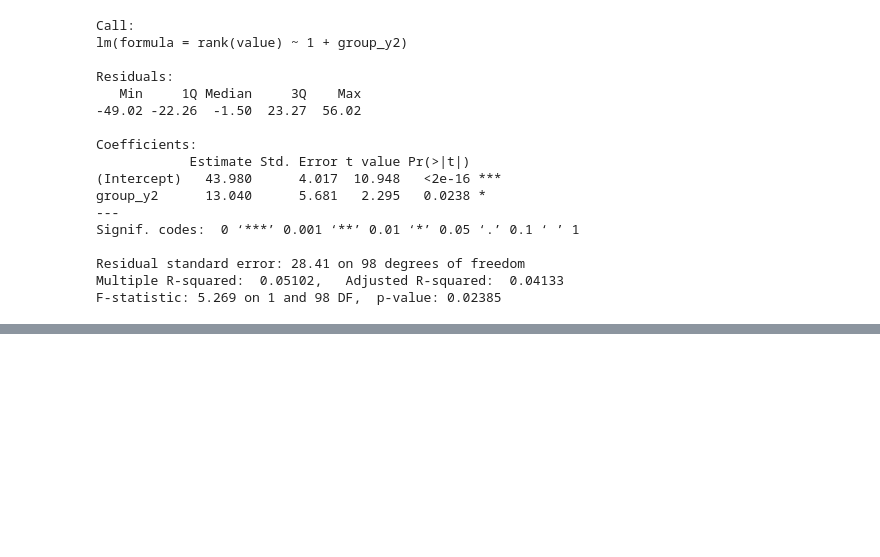
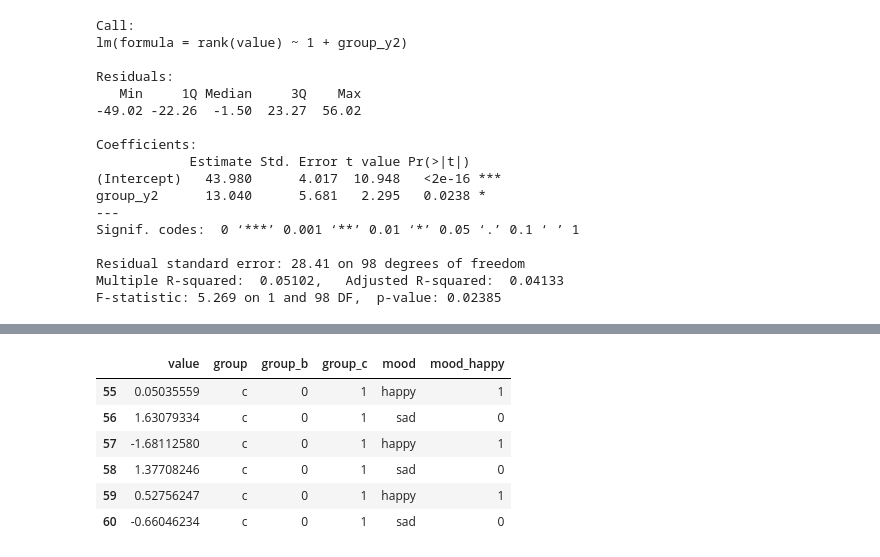
Before and after one commit to JacThe/Scott_examples, a Jupyter notebook: notebook_r.ipynb, the cells around one changed output, grey strips where cells are left out. Saved outputs shown, nothing was run; the diff lists cells and outputs as text; code cells hidden in the pictures; blank space fills up the shorter version.

```diff
--- a/notebook_r.ipynb
+++ b/notebook_r.ipynb
@@ -681,0 +875,16 @@ This is identical to the (Student’s) independent t-test above except that Stud
+# %%
+# Crossing factor
+D$mood = c('happy', 'sad')
+
+# Dummy coding
+D$mood_happy = ifelse(D$mood == 'happy', 1, 0)  # 1 if mood==happy. 0 otherwise.
+
+tail(D)
+# %% [output]
+|  | value | group | group_b | group_c | mood | mood_happy |
+| 55 | 0.05035559 | c | 0 | 1 | happy | 1 |
+| 56 | 1.63079334 | c | 0 | 1 | sad | 0 |
+| 57 | -1.68112580 | c | 0 | 1 | happy | 1 |
+| 58 | 1.37708246 | c | 0 | 1 | sad | 0 |
+| 59 | 0.52756247 | c | 0 | 1 | happy | 1 |
+| 60 | -0.66046234 | c | 0 | 1 | sad | 0 |
```
Also changed, not shown: parts of 29 cells of this notebook.
